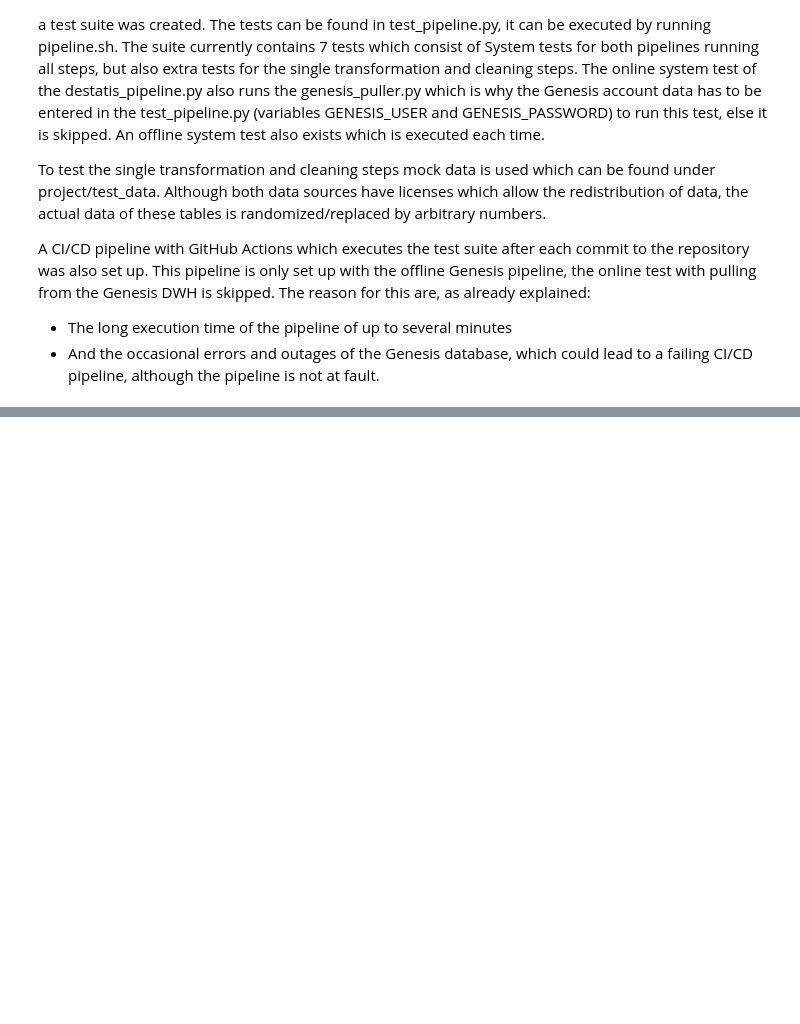
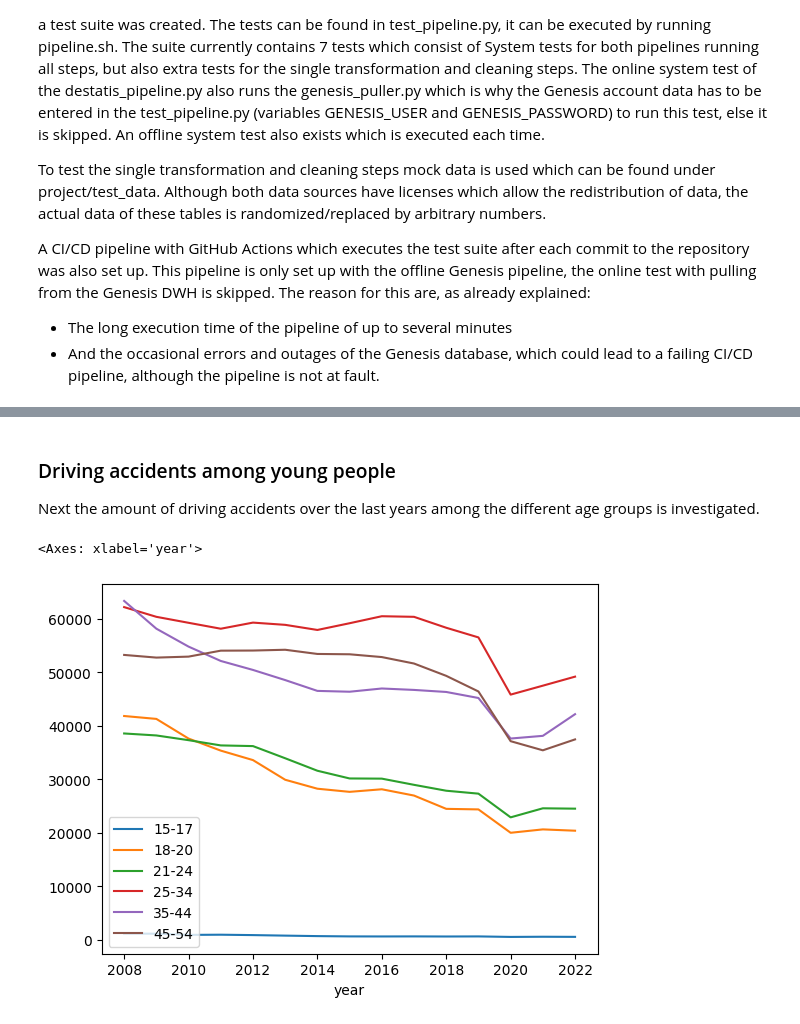
Before and after one commit to Domi020/made, a Jupyter notebook: project/report.ipynb, the cells around one changed output, grey strips where cells are left out. Cells and saved outputs as stored; diff of their text form; code cells hidden in the pictures; blank space fills up the shorter version.

```diff
--- a/project/report.ipynb
+++ b/project/report.ipynb
@@ -148,0 +144,15 @@ Following observations can be done:
+# %% [markdown]
+### Driving accidents among young people
+Next the amount of driving accidents over the last years among the different age groups is investigated.
+# %%
+import pandas as pd
+import matplotlib as plt
+
+df = pd.read_sql_table('accidents', 'sqlite:///../data/kba.sqlite')
+df = df.fillna(0)
+df = df.groupby("year").sum()
+
+df.plot()
+# %% [output]
+<Axes: xlabel='year'>
+[figure, added]
```
Also changed, not shown: parts of 10 cells of this notebook, 1 other file.
